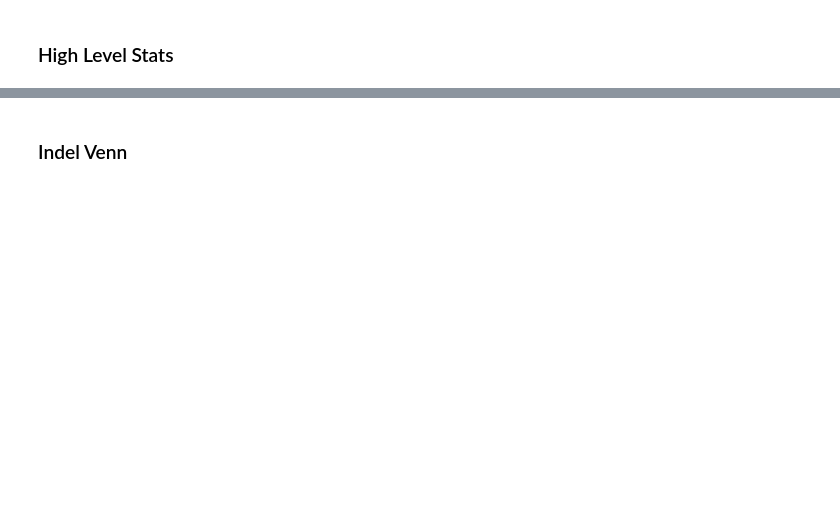
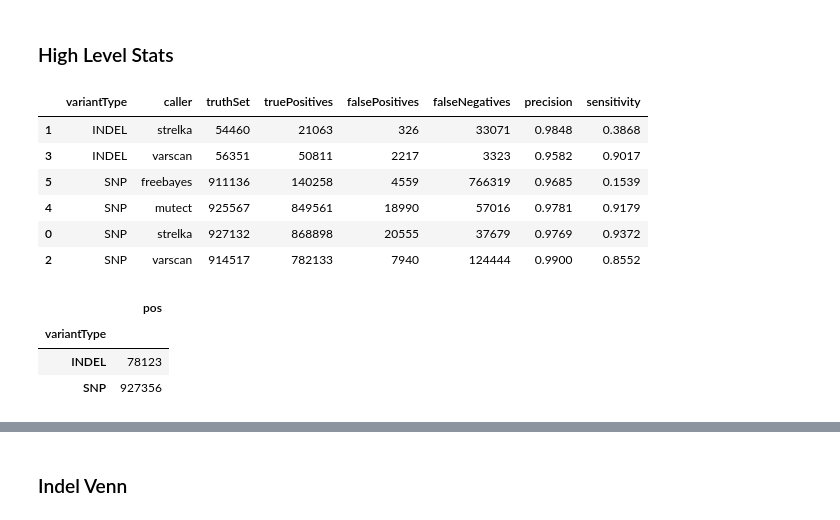
Before and after one commit to hartwigmedical/scripts, a Jupyter notebook: ipython/VCFAnalysis.ipynb, the cells around one changed output, grey strips where cells are left out. Saved outputs shown, nothing was run; the diff lists cells and outputs as text; code cells hidden in the pictures; blank space fills up the shorter version.

Commit message:
added front end precision + sensitivity calculations

```diff
--- a/ipython/VCFAnalysis.ipynb
+++ b/ipython/VCFAnalysis.ipynb
@@ -68,4 +80,39 @@ reading VCF File line: 200000
 # %% [markdown]
 <h3> High Level Stats
+# %%
+#PRECISION + SENSITIVITY by caller
+outputdata = []
+
+for columnName in list(df):
+    if columnName.endswith('allele'):
+        variantTypes = df[(df[myCaller+'allele'] != '')].variantType.unique()
+        for variantType in variantTypes:
+            myCaller = columnName[:-6]
+            truePositives = len(df[(df[myCaller+'allele'] != '')&(df['Truth'] == True) &(df['variantType'] == variantType)])
+            falseNegatives = len(df[(df[myCaller+'allele'] == '')&(df['Truth'] == True) &(df['variantType'] == variantType)])
+            positives = len(df[(df[myCaller+'allele'] != '')&(df['variantType'] == variantType)])
+            truthSet = positives + falseNegatives
+            if positives > 0:
+                outputdata.append([variantType, myCaller, truthSet,truePositives,positives-truePositives, falseNegatives, \
+                                   round(truePositives/float(positives),4),round(truePositives/float(truthSet),4)])
+
+outputDF = pd.DataFrame(outputdata)
+outputDF.columns = (['variantType','caller','truthSet','truePositives','falsePositives','falseNegatives','precision','sensitivity'])
+outputDF.sort_values(['variantType','caller'])
+# %% [output]
+|  | variantType | caller | truthSet | truePositives | falsePositives | falseNegatives | precision | sensitivity |
+| 1 | INDEL | strelka | 54460 | 21063 | 326 | 33071 | 0.9848 | 0.3868 |
+| 3 | INDEL | varscan | 56351 | 50811 | 2217 | 3323 | 0.9582 | 0.9017 |
+| 5 | SNP | freebayes | 911136 | 140258 | 4559 | 766319 | 0.9685 | 0.1539 |
+| 4 | SNP | mutect | 925567 | 849561 | 18990 | 57016 | 0.9781 | 0.9179 |
+| 0 | SNP | strelka | 927132 | 868898 | 20555 | 37679 | 0.9769 | 0.9372 |
+| 2 | SNP | varscan | 914517 | 782133 | 7940 | 124444 | 0.9900 | 0.8552 |
+# %%
+dfTruth[['variantType','pos']].groupby(['variantType']).agg('count')
+# %% [output]
+|  | pos |
+| variantType |  |
+| INDEL | 78123 |
+| SNP | 927356 |
 # %%
 df[['variantType','pos']].groupby(['variantType']).agg('count')
```
Also changed, not shown: parts of 14 cells of this notebook, 1 other file.
